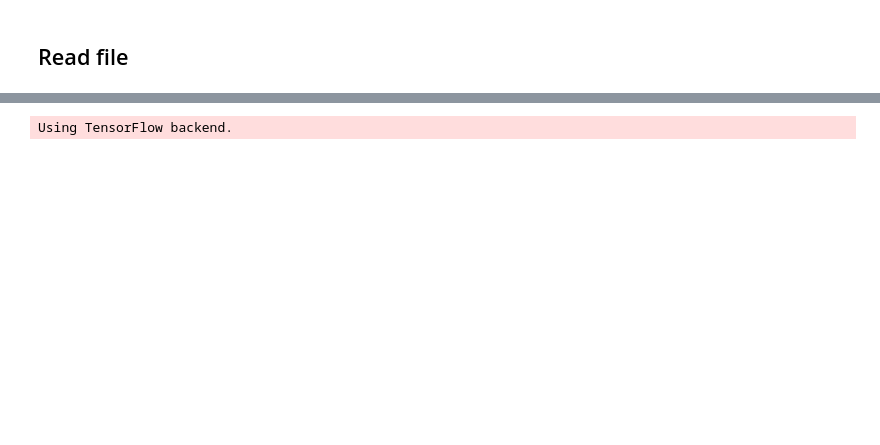
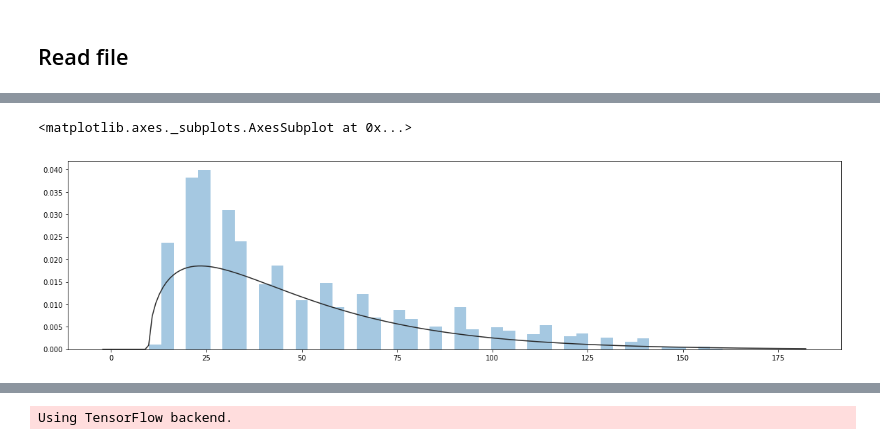
Before and after one commit to timsu27/Statefel_LSTM_TyphoonPrediction, a Jupyter notebook: Typhoon path prediction.ipynb, the cells around one changed output, grey strips where cells are left out. Drawn from its saved outputs; the diff is of its cells as text; code cells hidden in the pictures; blank space fills up the shorter version.

```diff
--- a/Typhoon path prediction.ipynb
+++ b/Typhoon path prediction.ipynb
@@ -134,0 +160,6 @@ sns.heatmap(data)
+# %%
+plt.figure(figsize=(20,5))
+sns.distplot(intensity[intensity!=0], kde=False, fit=stats.gamma, hist=True)
+# %% [output]
+<matplotlib.axes._subplots.AxesSubplot at 0x...>
+[figure, added]
```
Also changed, not shown: parts of 39 cells of this notebook.
